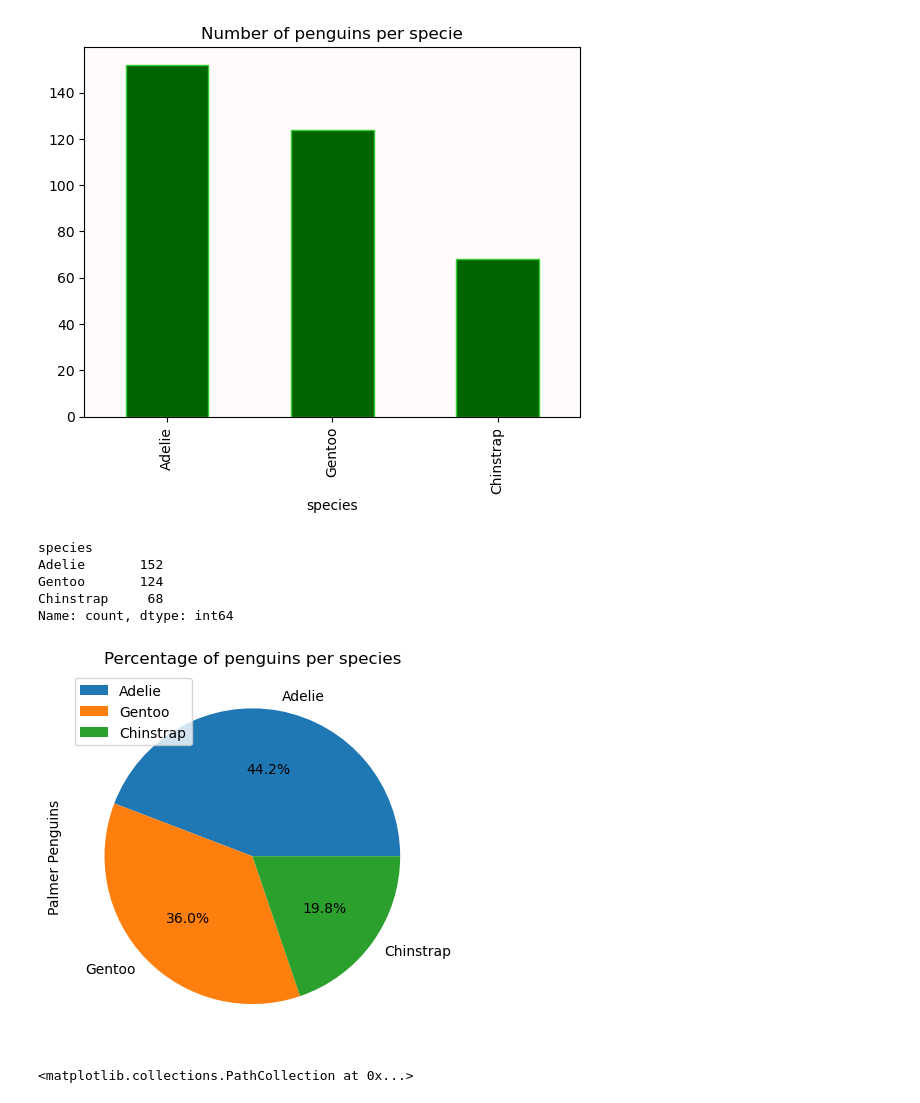
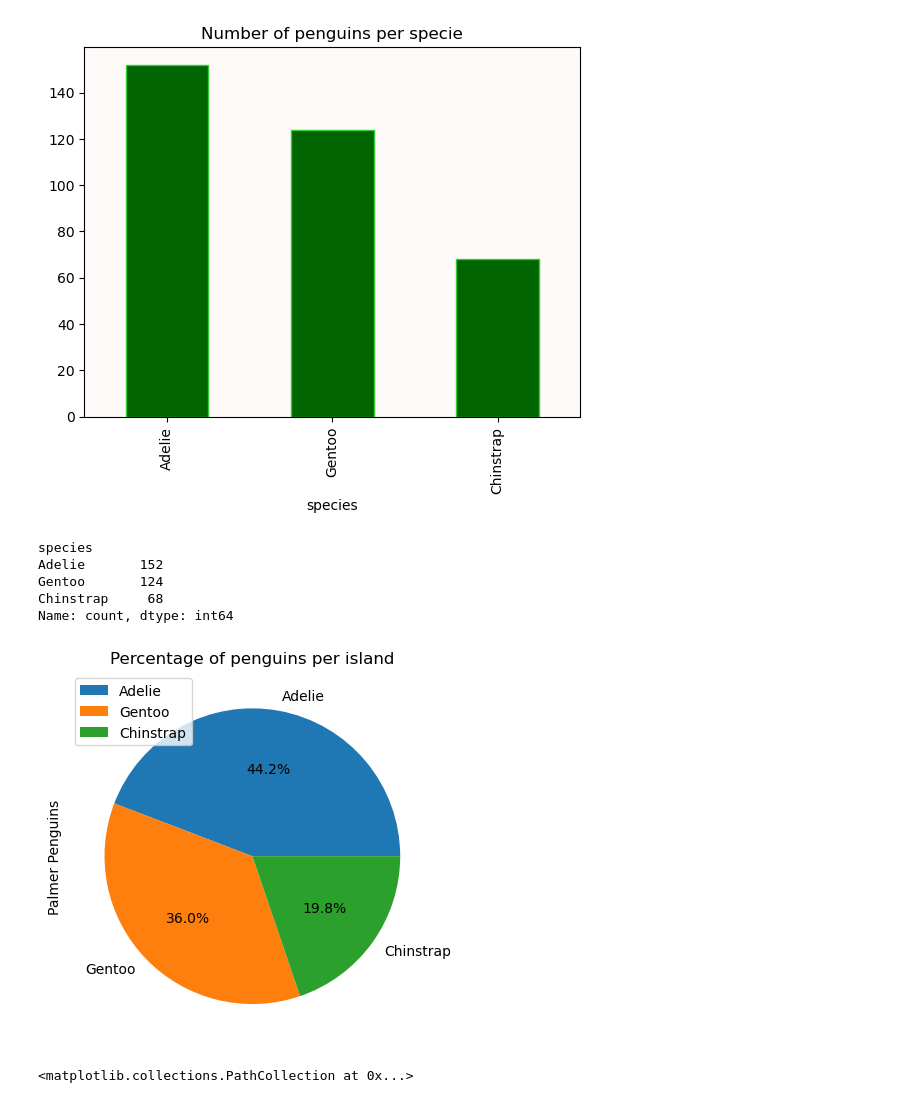
Before and after one commit to RobAstur/Principles-of-data-analytics-, a Jupyter notebook: penguins.ipynb, the cells around one changed output. Cells and saved outputs as stored; diff of their text form; code cells hidden in the pictures.

```diff
--- a/penguins.ipynb
+++ b/penguins.ipynb
@@ -129,20 +129,20 @@ Text(0.5, 1.0, 'Number of penguins per specie')
 # %%
 #Adding Value count to species allow to convert species in numbers and that’s allow the matplotlib to create the pie chart
 
 df ["species"].value_counts().plot.pie(autopct='%1.1f%%')
 plt.legend(loc="upper left")
 plt.ylabel("Palmer Penguins")
-plt.title("Percentage of penguins per species")
+plt.title("Percentage of penguins per island")
 
 # This function shows the total number of penguins per specie
 df ["species"].value_counts()
 # %% [output]
 species
 Adelie       152
 Gentoo       124
 Chinstrap     68
 Name: count, dtype: int64
-[figure, old version]
+[figure, new version]
 # %%
 # This bar chart used  2 parameters. Species and body mass. Using groupby we can create groups of penguins and the mean give us teh average body mass.
 penguins_grouped = df[['species', 'body_mass_g']].groupby('species').mean().reset_index()
```
Also changed, not shown: parts of 1 cell of this notebook, 1 other file.
